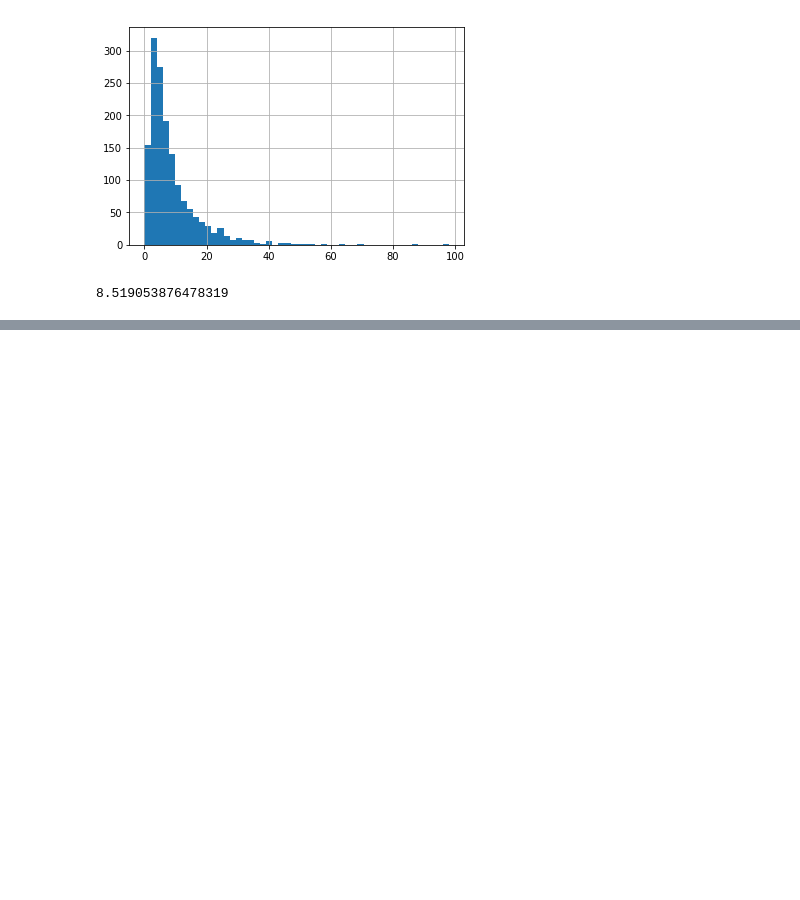
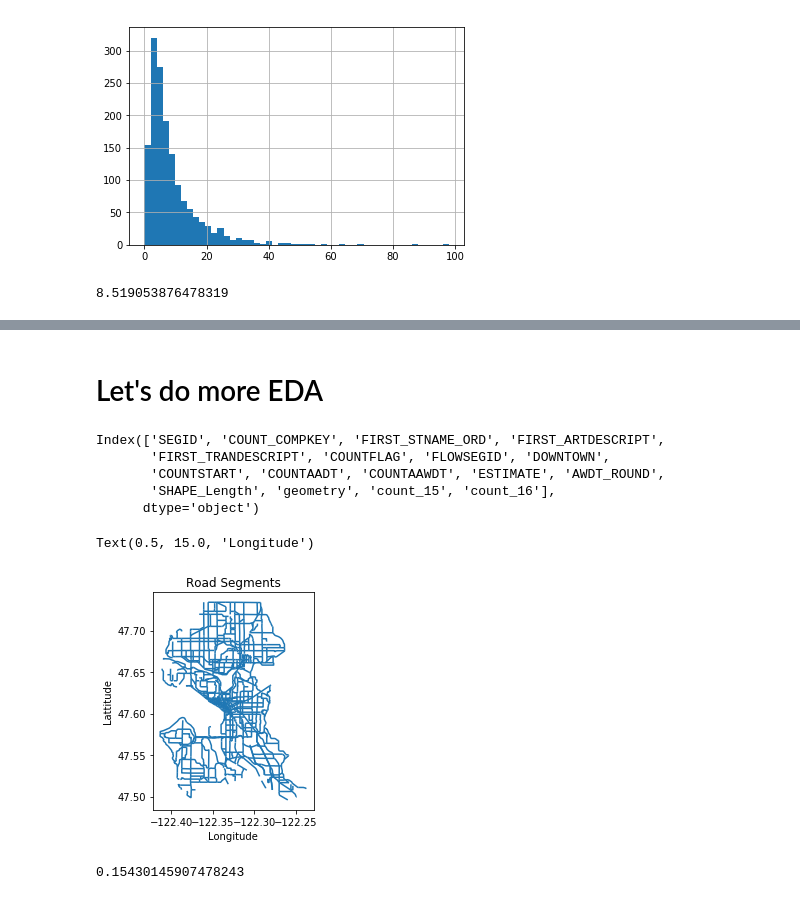
Before and after one commit to gsaidov/capstone, a Jupyter notebook: modeling.ipynb, the cells around one changed output, grey strips where cells are left out. Cells and saved outputs as stored; diff of their text form; code cells hidden in the pictures; blank space fills up the shorter version.

```diff
--- a/modeling.ipynb
+++ b/modeling.ipynb
@@ -424,0 +405,18 @@ volume[['count', 'COUNTAAWDT']].corr()
+# %% [markdown]
+#  Let's do more EDA
+# %%
+volume.columns
+# %% [output]
+Index(['SEGID', 'COUNT_COMPKEY', 'FIRST_STNAME_ORD', 'FIRST_ARTDESCRIPT',
+       'FIRST_TRANDESCRIPT', 'COUNTFLAG', 'FLOWSEGID', 'DOWNTOWN',
+       'COUNTSTART', 'COUNTAADT', 'COUNTAAWDT', 'ESTIMATE', 'AWDT_ROUND',
+       'SHAPE_Length', 'geometry', 'count_15', 'count_16'],
+      dtype='object')
+# %%
+volume.plot()
+plt.title('Road Segments')
+plt.ylabel('Lattitude')
+plt.xlabel('Longitude')
+# %% [output]
+Text(0.5, 15.0, 'Longitude')
+[figure, added]
@@ -424,0 +431,4 @@ volume[['count', 'COUNTAAWDT']].corr()
+# %%
+results.score(X_test, y_test)
+# %% [output]
+0.15430145907478243
```
Also changed, not shown: parts of 13 cells of this notebook.
